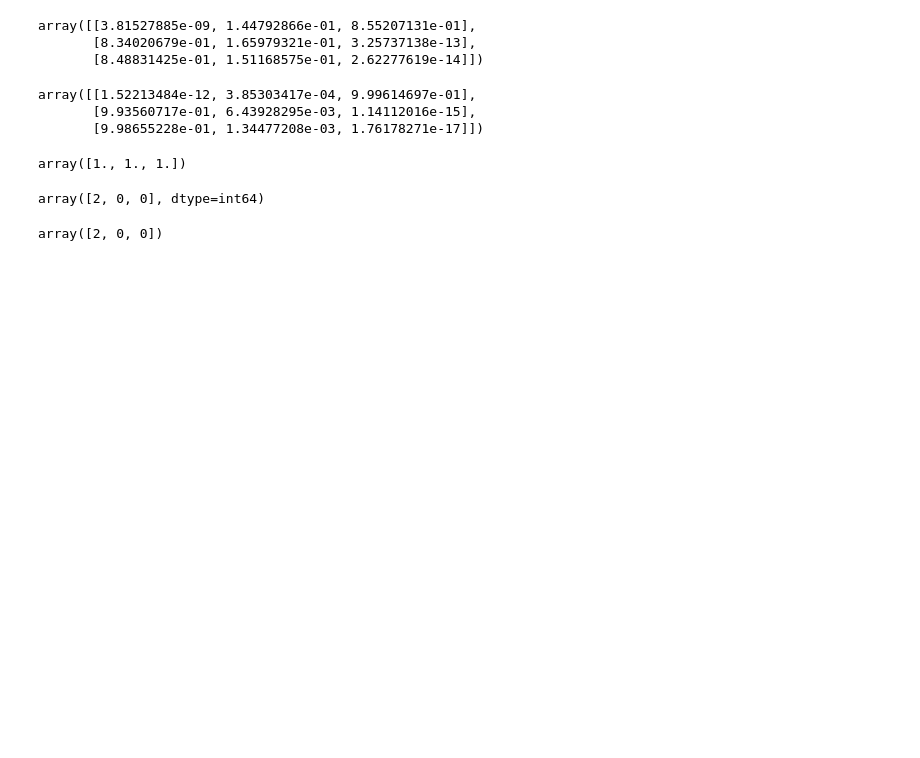
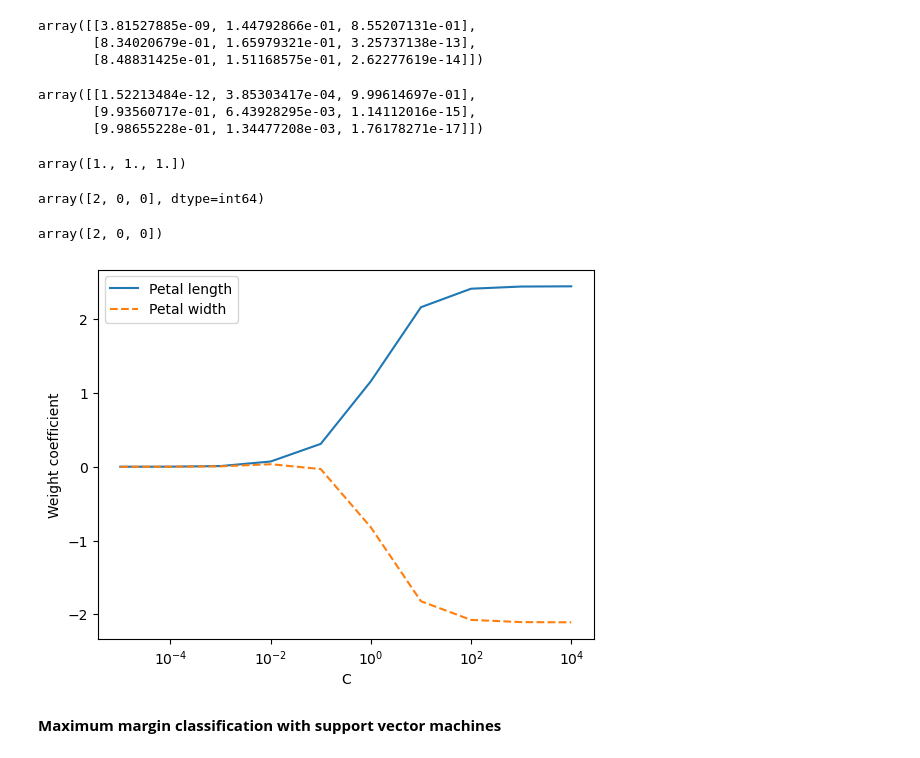
Before and after one commit to dusarp/Python-learning, a Jupyter notebook: machine learning/Raschka_ML_PyTorch_Scikit_learn/ch3/ch03.ipynb, the cells around one changed output. Cells and saved outputs as stored; diff of their text form; code cells hidden in the pictures; blank space fills up the shorter version.

```diff
--- a/machine learning/Raschka_ML_PyTorch_Scikit_learn/ch3/ch03.ipynb
+++ b/machine learning/Raschka_ML_PyTorch_Scikit_learn/ch3/ch03.ipynb
@@ -346,3 +346,30 @@ array([2, 0, 0], dtype=int64)
 lr.predict(X_test_std[:3, :])
 # %% [output]
 array([2, 0, 0])
+# %%
+# C is inversely proportional to the regularization parameter, 𝜆𝜆. Consequently, decreasing the value of the
+#inverse regularization parameter, C, means that we are increasing the regularization strength
+#plotting it
+weights, params = [], []
+for c in np.arange(-5, 5):
+    lr = LogisticRegression(C=10.**c,
+                            multi_class='ovr')
+    lr.fit(X_train_std, y_train)
+    weights.append(lr.coef_[1])
+    params.append(10.**c)
+
+weights = np.array(weights)
+plt.plot(params, weights[:, 0],
+         label='Petal length')
+plt.plot(params, weights[:, 1], linestyle='--',
+         label='Petal width')
+plt.ylabel('Weight coefficient')
+plt.xlabel('C')
+plt.legend(loc='upper left')
+plt.xscale('log')
+plt.savefig('figures/03_08.png', dpi=300)
+plt.show()
+# %% [output]
+[figure, added]
+# %% [markdown]
+**Maximum margin classification with support vector machines**
```
Also changed, not shown: parts of 3 cells of this notebook, 5 other files.
